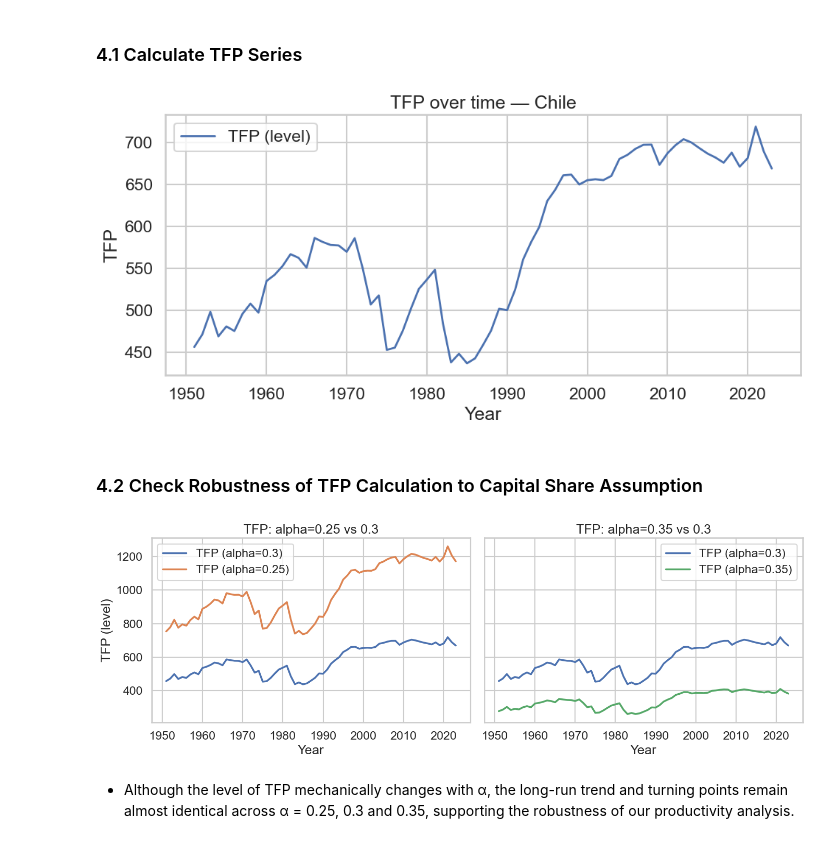
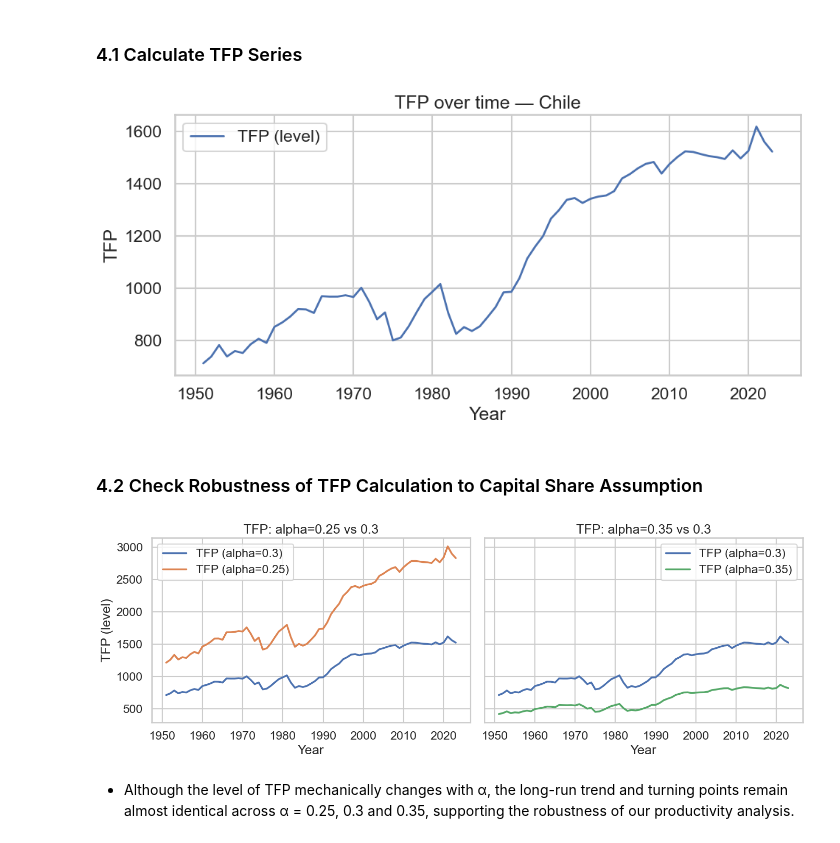
Before and after one commit to IcarusBai/EC2B1_Coursework, a Jupyter notebook: EC2B1_Coursework_Program.ipynb, the cells around one changed output. Saved outputs shown, nothing was run; the diff lists cells and outputs as text; code cells hidden in the pictures.

```diff
--- a/EC2B1_Coursework_Program.ipynb
+++ b/EC2B1_Coursework_Program.ipynb
@@ -237,12 +237,11 @@ alpha = 0.3
 data_Chile['ln_Y'] = np.log(data_Chile['rgdpna'])
 data_Chile['ln_k'] = np.log(data_Chile['rnna'])
 data_Chile['ln_l'] = np.log(data_Chile['emp'])
-data_Chile['ln_H'] = np.log(data_Chile['hc'])
 
 data_Chile['ln_tfp'] = (
     data_Chile['ln_Y']
     - alpha * data_Chile['ln_k']
-    - (1 - alpha) * (data_Chile['ln_l'] + data_Chile['ln_H'])
+    - (1 - alpha) * data_Chile['ln_l']
 )
 
 data_Chile['tfp'] = np.exp(data_Chile['ln_tfp'])
@@ -266,7 +265,7 @@ plt.tight_layout()
 # fig.savefig('fig_tfp.png', dpi=300)
 plt.show()
 # %% [output]
-[figure, old version]
+[figure, new version]
 # %% [markdown]
 ### 4.2 Check Robustness of TFP Calculation to Capital Share Assumption
 # %%
@@ -279,36 +278,36 @@ for key, alpha in alphas.items():
         data_Chile[ln_col] = (
             data_Chile['ln_Y']
             - alpha * data_Chile['ln_k']
-            - (1 - alpha) * (data_Chile['ln_l'] + data_Chile['ln_H'])
+            - (1 - alpha) * data_Chile['ln_l']
         )
         data_Chile[level_col] = np.exp(data_Chile[ln_col])
 
 # Plotting TFP for different alpha values
 years = data_Chile['year']
 fig, axes = plt.subplots(1, 2, figsize=(14, 5), sharey=True)
 
 lw = 2.5
 # Left plot: alpha = 0.25 vs baseline (0.3)
 axes[0].plot(years, data_Chile['tfp'], label='TFP (alpha=0.3)', linewidth=lw, color='C0')
 axes[0].plot(years, data_Chile['tfp_a025'], label='TFP (alpha=0.25)', linewidth=lw, color='C1')
 axes[0].set_title('TFP: alpha=0.25 vs 0.3')
 axes[0].set_xlabel('Year')
 axes[0].set_ylabel('TFP (level)')
 axes[0].legend()
 axes[0].grid(True)
 
 # Right plot: alpha = 0.35 vs baseline (0.3)
 axes[1].plot(years, data_Chile['tfp'], label='TFP (alpha=0.3)', linewidth=lw, color='C0')
 axes[1].plot(years, data_Chile['tfp_a035'], label='TFP (alpha=0.35)', linewidth=lw, color='C2')
 axes[1].set_title('TFP: alpha=0.35 vs 0.3')
 axes[1].set_xlabel('Year')
 axes[1].legend()
 axes[1].grid(True)
 
 plt.tight_layout()
 plt.show()
 # %% [output]
-[figure, old version]
+[figure, new version]
 # %% [markdown]
 - Although the level of TFP mechanically changes with α, the long-run trend and turning points remain almost identical across α = 0.25, 0.3 and 0.35, supporting the robustness of our productivity analysis.
 # %% [markdown]
```
Also changed, not shown: parts of 3 cells of this notebook, 2 other files.
